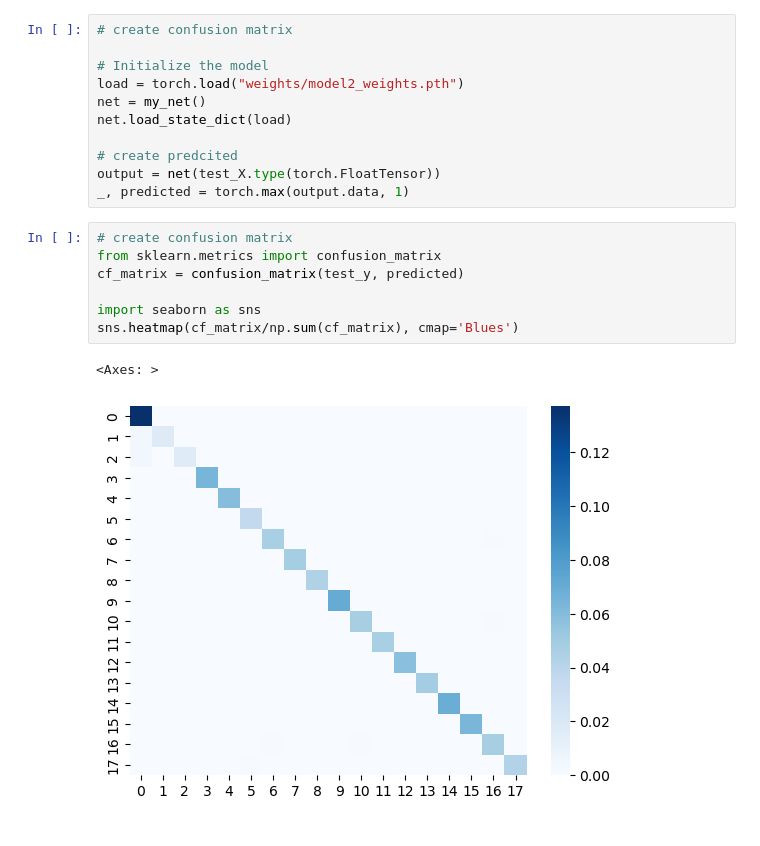
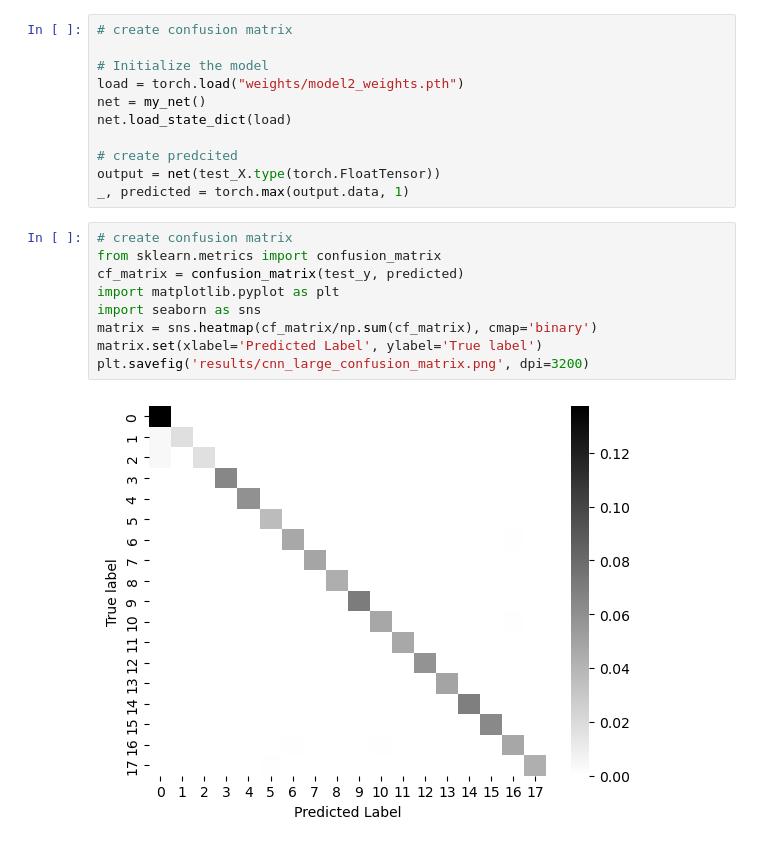
Before and after one commit to sonodary/BJJ_machine_learning, a Jupyter notebook: cnn_large.ipynb, the cells around one changed output. Drawn from its saved outputs; the diff is of its cells as text.

Commit message:
update confusion matrix

```diff
--- a/cnn_large.ipynb
+++ b/cnn_large.ipynb
@@ -319,10 +319,11 @@ _, predicted = torch.max(output.data, 1)
 # %%
 # create confusion matrix
 from sklearn.metrics import confusion_matrix
 cf_matrix = confusion_matrix(test_y, predicted)
-
+import matplotlib.pyplot as plt
 import seaborn as sns
-sns.heatmap(cf_matrix/np.sum(cf_matrix), cmap='Blues')
+matrix = sns.heatmap(cf_matrix/np.sum(cf_matrix), cmap='binary')
+matrix.set(xlabel='Predicted Label', ylabel='True label')
+plt.savefig('results/cnn_large_confusion_matrix.png', dpi=3200)
 # %% [output]
-<Axes: >
-[figure, old version]
+[figure, new version]
```
Also changed, not shown: 2 other files.
